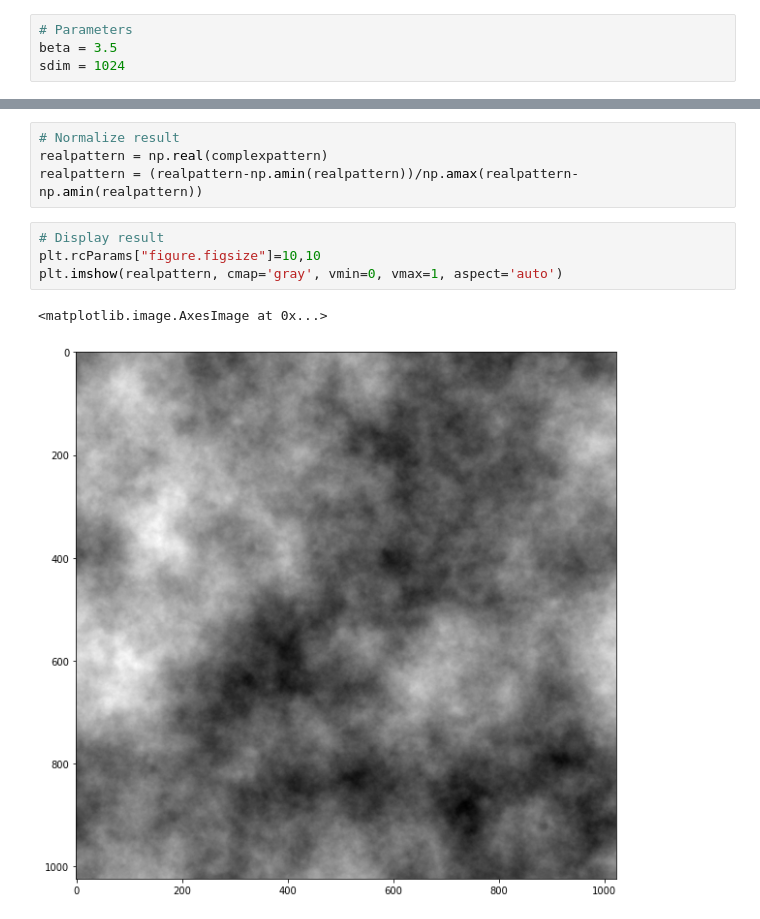
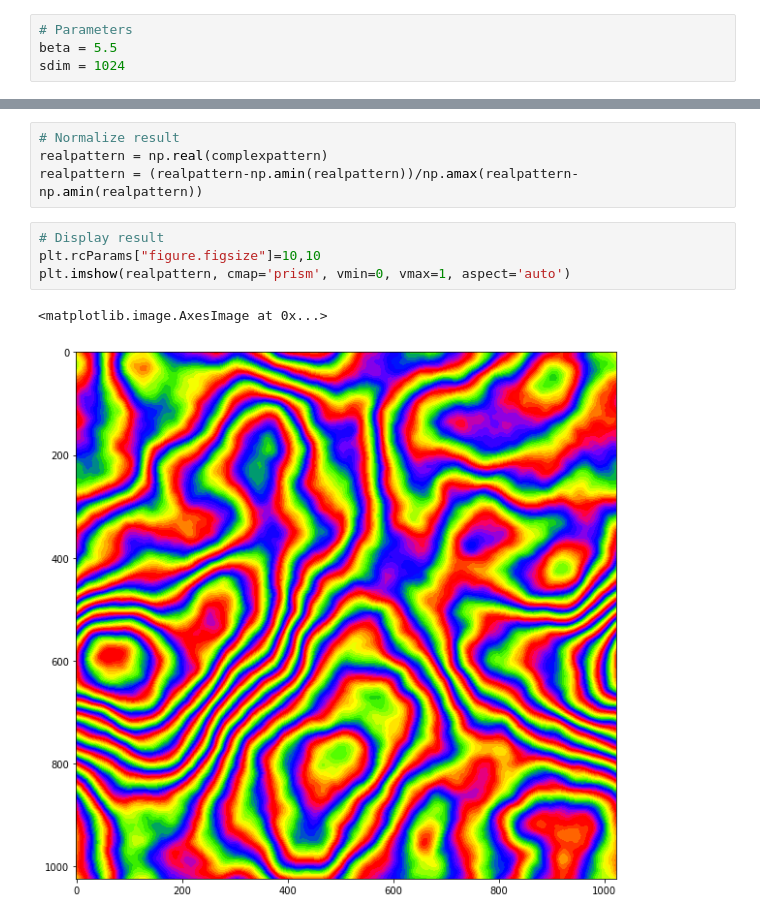
Before and after one commit to nghess/fractal-tools, a Jupyter notebook: 2D_ifft_Fractal.ipynb, the cells around one changed output, grey strips where cells are left out. Saved outputs shown, nothing was run; the diff lists cells and outputs as text.

```diff
--- a/2D_ifft_Fractal.ipynb
+++ b/2D_ifft_Fractal.ipynb
@@ -5,7 +3,7 @@ import numpy as np
 import matplotlib.pyplot as plt
 # %%
 # Parameters
-beta = 3.5
+beta = 5.5
 sdim = 1024
 # %%
 # Set Seed
@@ -28,7 +25,7 @@ realpattern = (realpattern-np.amin(realpattern))/np.amax(realpattern-np.amin(rea
 # %%
 # Display result
 plt.rcParams["figure.figsize"]=10,10
-plt.imshow(realpattern, cmap='gray', vmin=0, vmax=1, aspect='auto')
+plt.imshow(realpattern, cmap='prism', vmin=0, vmax=1, aspect='auto')
 # %% [output]
 <matplotlib.image.AxesImage at 0x...>
-[figure, old version]
+[figure, new version]
```
Also changed, not shown: parts of 2 cells of this notebook.
